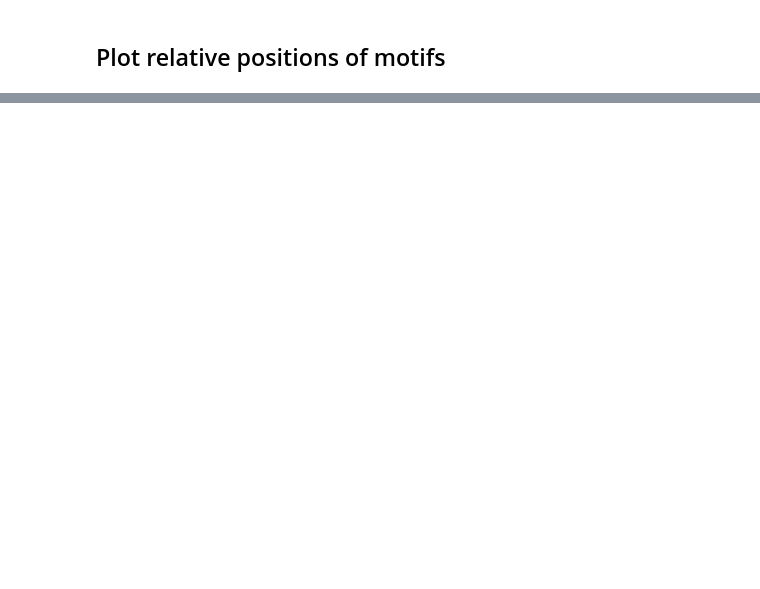
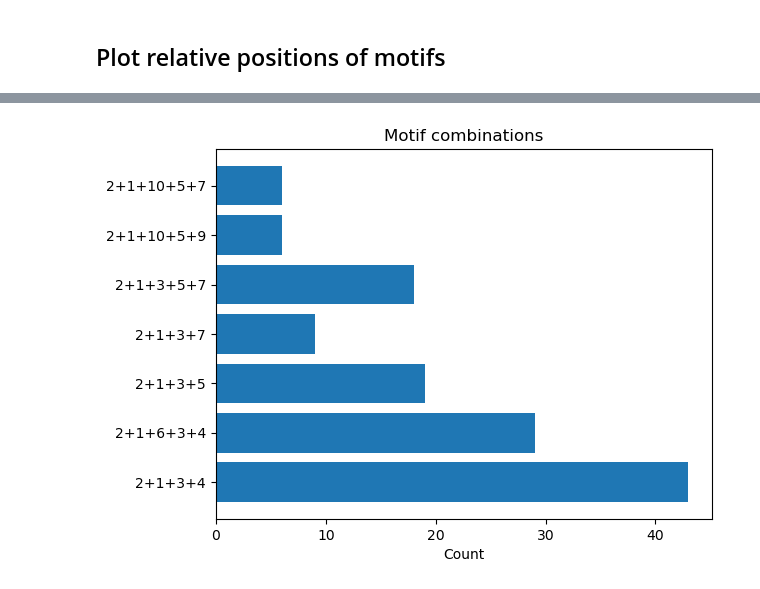
Before and after one commit to Delft-iGEM/utp-sequence-analysis, a Jupyter notebook: motifs.ipynb, the cells around one changed output, grey strips where cells are left out. Drawn from its saved outputs; the diff is of its cells as text; code cells hidden in the pictures; blank space fills up the shorter version.

```diff
--- a/motifs.ipynb
+++ b/motifs.ipynb
@@ -181,0 +180,36 @@ best_matches
+# %%
+file_path = "utp-data/meme/meme_gb.xml"
+meme_xml = parse_xml_motifs(file_path)
+scanned_sites = extract_scanned_sites(meme_xml)
+
+sequences = defaultdict(list)
+for seq, motif in scanned_sites:
+    sequences[seq].append(motif)
+sequences = {
+    seq: sorted(motifs, key=lambda motif: int(motif["position"]))
+    for seq, motifs in sequences.items()
+}
+motif_names = {
+    tag.attrib["id"]: tag.attrib["name"] for tag in meme_xml.findall(".//motif")
+}
+# %%
+motif_combinations = [
+    (seq, tuple([motif["motif_id"] for motif in motifs]))
+    for seq, motifs in sequences.items()
+]
+motif_combination_counts = Counter(
+    [tuple([motif["motif_id"] for motif in motifs]) for motifs in sequences.values()]
+)
+motif_combinations_ids = {
+    "+".join(m.split("_")[1] for m in motifs): count
+    for motifs, count in motif_combination_counts.items()
+    if count > 5
+}
+
+fig, ax = plt.subplots()
+ax.barh(list(motif_combinations_ids.keys()), list(motif_combinations_ids.values()))
+ax.set_xlabel("Count")
+ax.set_title("Motif combinations")
+plt.show()
+# %% [output]
+[figure, added]
```
Also changed, not shown: parts of 20 cells of this notebook, 10 other files.
